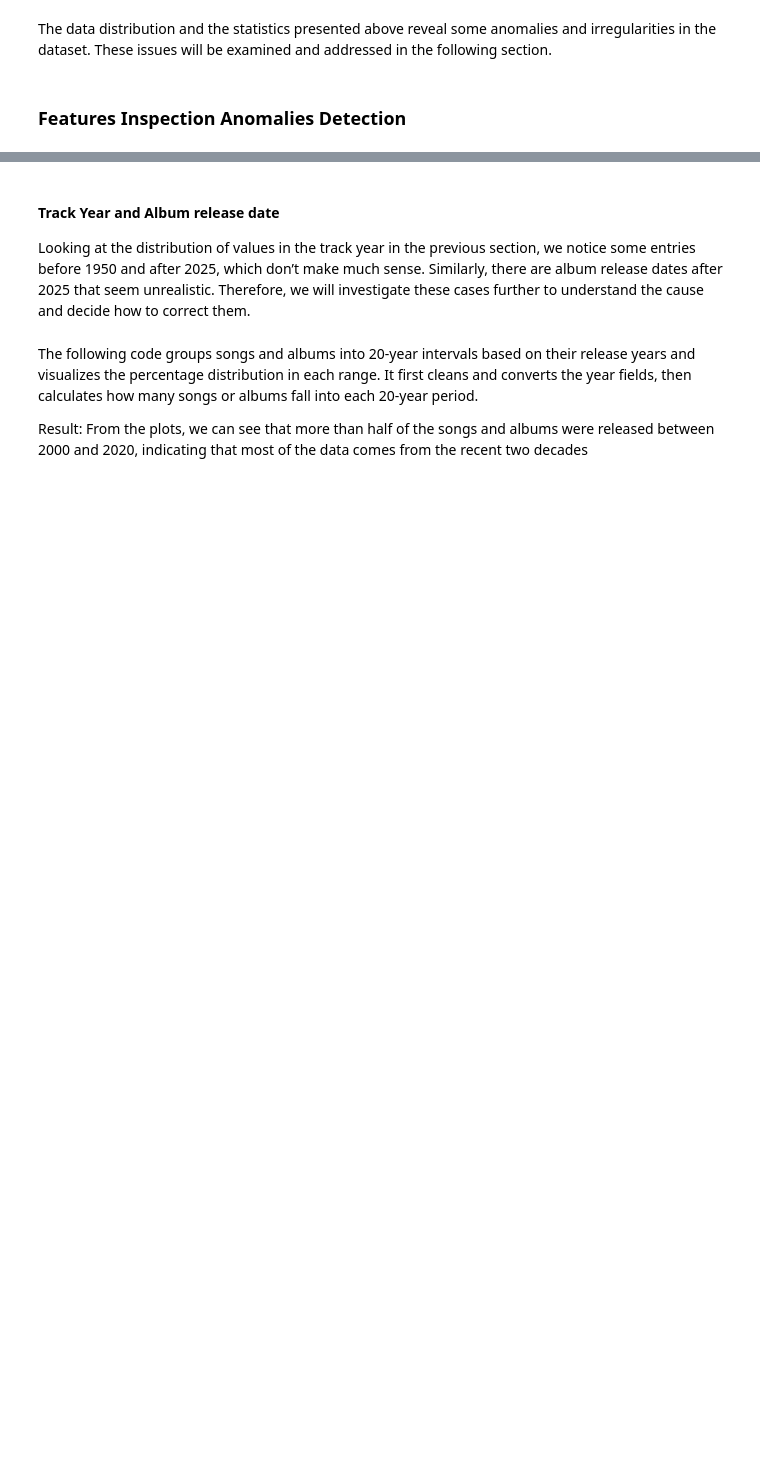
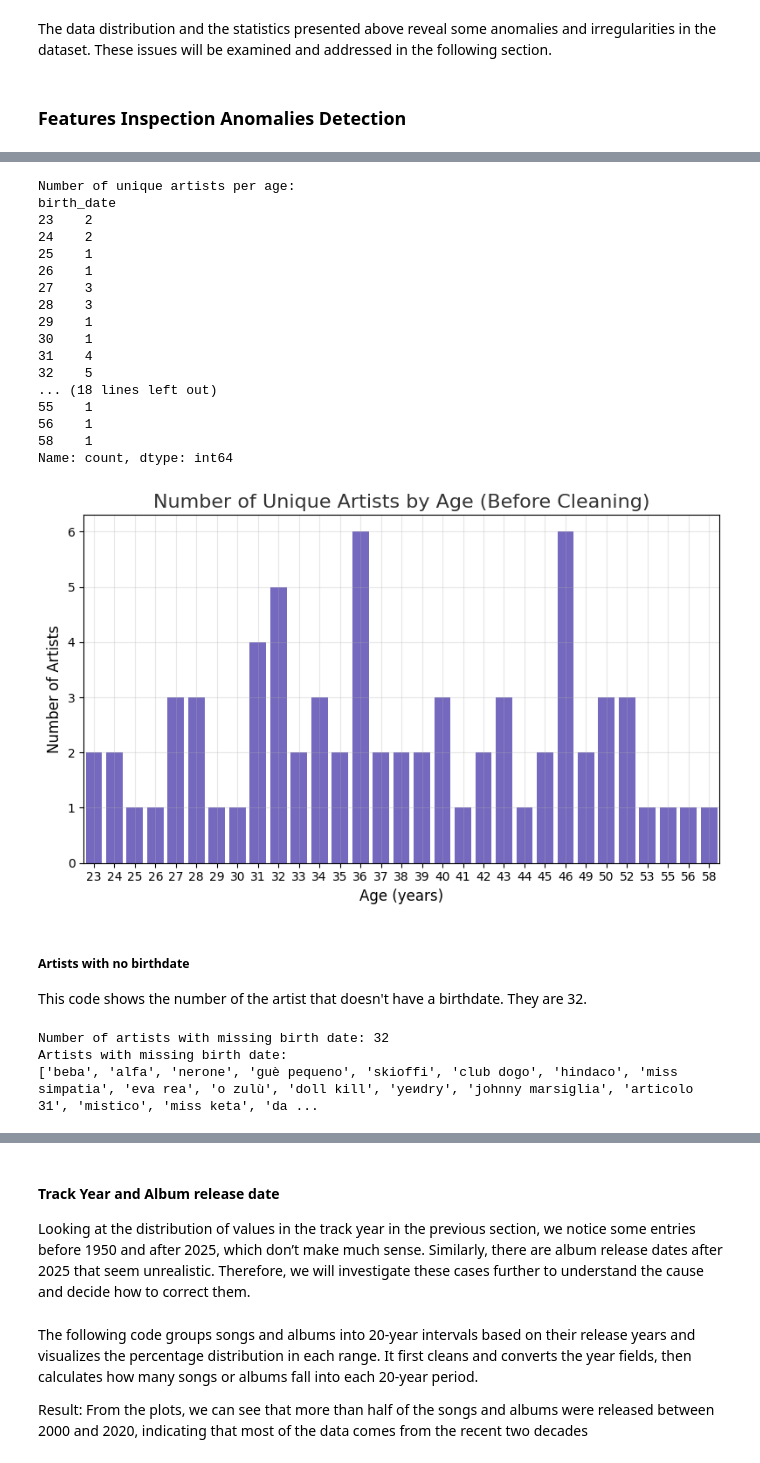
Before and after one commit to MichelaFaella/data_mining_project, a Jupyter notebook: data_understanding.ipynb, the cells around one changed output, grey strips where cells are left out. Saved outputs shown, nothing was run; the diff lists cells and outputs as text; code cells hidden in the pictures; blank space fills up the shorter version.

```diff
--- a/data_understanding.ipynb
+++ b/data_understanding.ipynb
@@ -500,0 +1081,68 @@ The data distribution and the statistics presented above reveal some anomalies a
+# %%
+
+def plot_artist_ages(df,title):
+    """
+    Calculates and plots the number of unique artists by age.
+
+    Parameters:
+        df (pd.DataFrame): DataFrame containing at least 'name' and 'birth_date' columns.
+    """
+    # --- 1. Keep only unique artists ---
+    unique_artists = df.drop_duplicates(subset=['name'])
+
+    # --- 2. Calculate current age ---
+    today = pd.Timestamp.today()
+    artist_age = today.year - unique_artists['birth_date'].dt.year
+
+    # --- 3. Drop missing or invalid ages ---
+    artist_age = artist_age.dropna().astype(int)
+
+    # --- 4. Count how many unique artists have each exact age ---
+    age_counts = artist_age.value_counts().sort_index()
+    print("Number of unique artists per age:")
+    print(age_counts)
+
+    # --- 5. Plot the distribution ---
+    plt.figure(figsize=(8, 5))
+    sns.barplot(x=age_counts.index, y=age_counts.values, color="#6A5ACD")
+
+    plt.title(title, fontsize=16, color="#333")
+    plt.xlabel("Age (years)", fontsize=12)
+    plt.ylabel("Number of Artists", fontsize=12)
+    plt.grid(alpha=0.3)
+    plt.tight_layout()
+    plt.show()
+plot_artist_ages(df,"Number of Unique Artists by Age (Before Cleaning)")
+# %% [output]
+Number of unique artists per age:
+birth_date
+23    2
+24    2
+25    1
+26    1
+27    3
+28    3
+29    1
+30    1
+31    4
+32    5
+... (18 lines left out)
+55    1
+56    1
+58    1
+Name: count, dtype: int64
+[figure, added]
+# %% [markdown]
+##### Artists with no birthdate
+This code shows the number of the artist that doesn't have a birthdate. They are 32.
+# %%
+
+missing_birth_artists = df[df['birth_date'].isna()]['name'].drop_duplicates()
+print(f"Number of artists with missing birth date: {missing_birth_artists.shape[0]}")
+
+print("Artists with missing birth date:")
+print(missing_birth_artists.tolist())
+# %% [output]
+Number of artists with missing birth date: 32
+Artists with missing birth date:
+['beba', 'alfa', 'nerone', 'guè pequeno', 'skioffi', 'club dogo', 'hindaco', 'miss simpatia', 'eva rea', 'o zulù', 'doll kill', 'yeиdry', 'johnny marsiglia', 'articolo 31', 'mistico', 'miss keta', 'da ...
```
Also changed, not shown: parts of 127 cells of this notebook.
